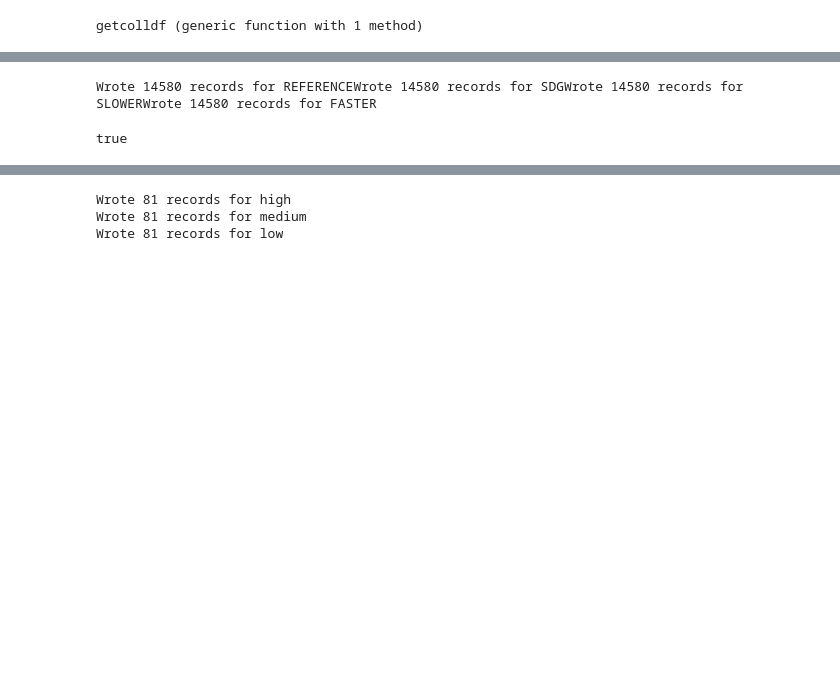
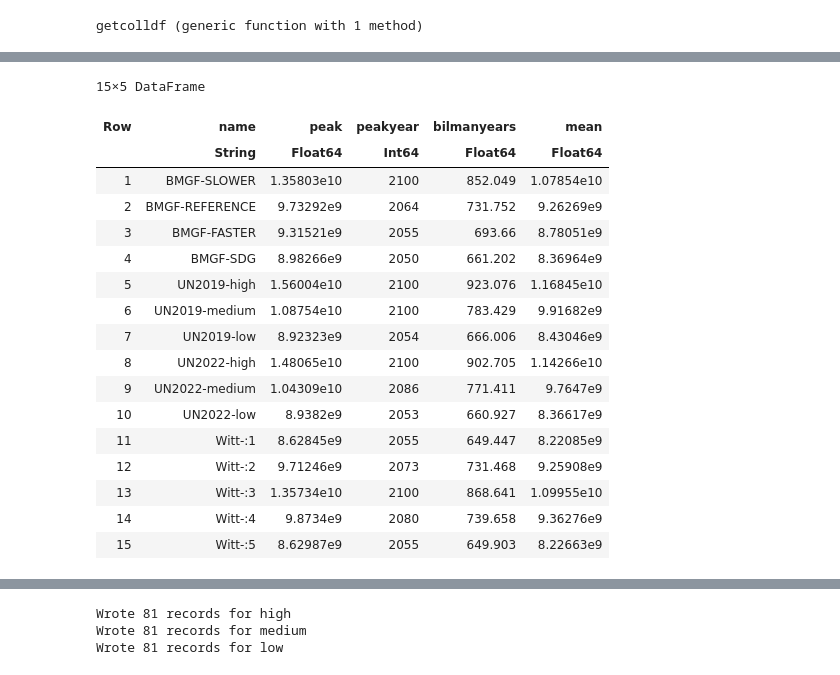
Before and after one commit to nearwalden/peakj, a Jupyter notebook: hacking.ipynb, the cells around one changed output, grey strips where cells are left out. Saved outputs shown, nothing was run; the diff lists cells and outputs as text; code cells hidden in the pictures; blank space fills up the shorter version.

```diff
--- a/hacking.ipynb
+++ b/hacking.ipynb
@@ -15,8 +15,24 @@ using DataFrames
 # %%
 using CSV
 # %%
-bmgfcountries()
+compareall()
 # %% [output]
-Wrote 14580 records for REFERENCEWrote 14580 records for SDGWrote 14580 records for SLOWERWrote 14580 records for FASTER
+15×5 DataFrame
-true
+| Row | name | peak | peakyear | bilmanyears | mean |
+|  | String | Float64 | Int64 | Float64 | Float64 |
+| 1 | BMGF-SLOWER | 1.35803e10 | 2100 | 852.049 | 1.07854e10 |
+| 2 | BMGF-REFERENCE | 9.73292e9 | 2064 | 731.752 | 9.26269e9 |
+| 3 | BMGF-FASTER | 9.31521e9 | 2055 | 693.66 | 8.78051e9 |
+| 4 | BMGF-SDG | 8.98266e9 | 2050 | 661.202 | 8.36964e9 |
+| 5 | UN2019-high | 1.56004e10 | 2100 | 923.076 | 1.16845e10 |
+| 6 | UN2019-medium | 1.08754e10 | 2100 | 783.429 | 9.91682e9 |
+| 7 | UN2019-low | 8.92323e9 | 2054 | 666.006 | 8.43046e9 |
+| 8 | UN2022-high | 1.48065e10 | 2100 | 902.705 | 1.14266e10 |
+| 9 | UN2022-medium | 1.04309e10 | 2086 | 771.411 | 9.7647e9 |
+| 10 | UN2022-low | 8.9382e9 | 2053 | 660.927 | 8.36617e9 |
+| 11 | Witt-:1 | 8.62845e9 | 2055 | 649.447 | 8.22085e9 |
+| 12 | Witt-:2 | 9.71246e9 | 2073 | 731.468 | 9.25908e9 |
+| 13 | Witt-:3 | 1.35734e10 | 2100 | 868.641 | 1.09955e10 |
+| 14 | Witt-:4 | 9.8734e9 | 2080 | 739.658 | 9.36276e9 |
+| 15 | Witt-:5 | 8.62987e9 | 2055 | 649.903 | 8.22663e9 |
 # %%
```
Also changed, not shown: parts of 6 cells of this notebook, 4 other files.
